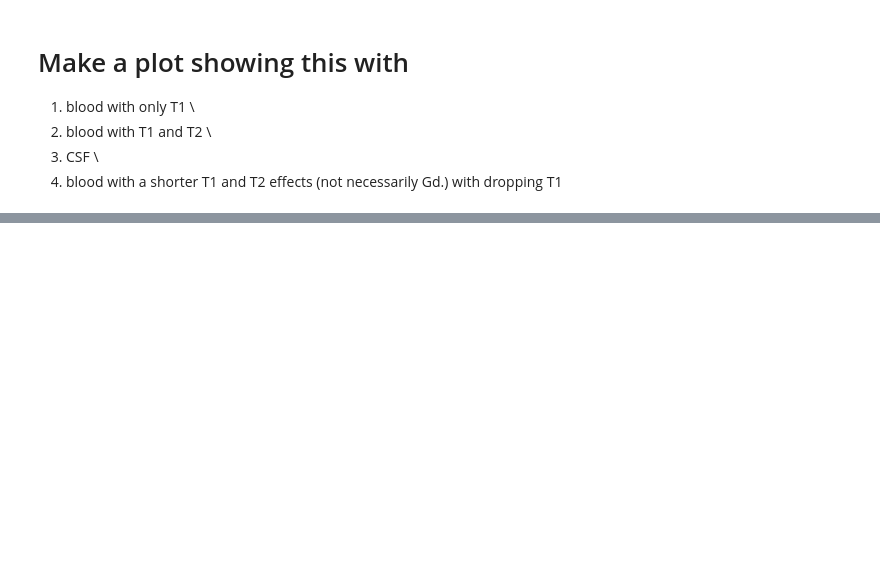
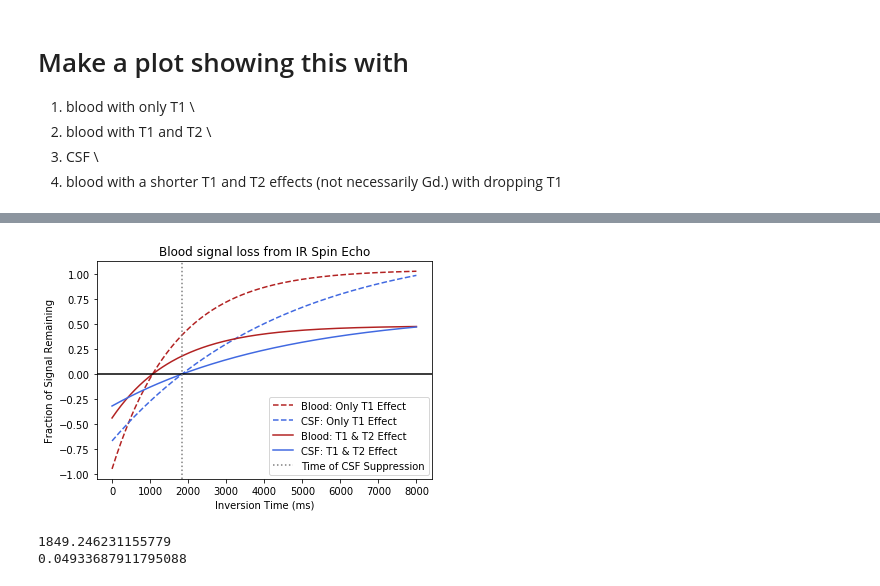
Before and after one commit to miramliu/Dissertation_Code, a Jupyter notebook: IR_Simulation_Blood.ipynb, the cells around one changed output, grey strips where cells are left out. Saved outputs shown, nothing was run; the diff lists cells and outputs as text; code cells hidden in the pictures; blank space fills up the shorter version.

```diff
--- a/IR_Simulation_Blood.ipynb
+++ b/IR_Simulation_Blood.ipynb
@@ -120,0 +121,53 @@ pl.show()
+# %%
+# For 1) blood with only T1
+t = np.linspace(0,8000,200) #for 4 seconds
+TR = 5000 #in s
+TE = 37 #in s
+
+T1 = blood[0] #in ms
+MT1_blood = T1_Only(t,T1,TR)
+pl.plot(t,MT1_blood,linestyle = '--',color = 'firebrick',label = 'Blood: Only T1 Effect')
+
+# For 1.5) CSF with only T1 effect
+T1 = CSF[0] #in ms
+MT1_blood = T1_Only(t,T1,TR)
+pl.plot(t,MT1_blood,linestyle = '--',color = 'royalblue',label = 'CSF: Only T1 Effect')
+
+# For 2) blood with T1 and T2
+T1 = blood[0] #in ms
+T2 = blood_T2[0]
+MT1T2_blood = T1_and_T2(t,T1,TR,TE, T2)
+pl.plot(t,MT1T2_blood,linestyle = '-',color = 'firebrick',label = 'Blood: T1 & T2 Effect')
+
+
+# For 3) CSF with T1 and T2
+T1 = CSF[0] #in  ms
+T2 = CSF_T2[0]
+MT1T2_csf = T1_and_T2(t,T1,TR,TE, T2)
+pl.plot(t,MT1T2_csf,linestyle = '-',color = 'royalblue',label = 'CSF: T1 & T2 Effect')
+
+# For 4) Blood with shorter T1 but same T2
+#T1 = blood_gd[0] #in ms
+#T2 = blood_T2_gd[0]
+#MT1T2_Gd = T1_and_T2(t,T1,TR,TE, T2)
+#pl.plot(t,MT1T2_Gd,linestyle = '-',color = 'orange',label = 'Shortened Blood: T1 & T2 Effect')
+
+# x axis
+pl.axhline(y = 0,color = 'black')
+
+# IR time = 1850
+pl.axvline(x = 1850,color = 'grey',linestyle = ':',label = 'Time of CSF Suppression')
+
+pl.title('Blood signal loss from IR Spin Echo')
+pl.ylabel('Fraction of Signal Remaining')
+pl.xlabel('Inversion Time (ms)')
+pl.legend(bbox_to_anchor=(.5, .4),loc='upper left')
+pl.show()
+# %% [output]
+[figure, added]
+# %%
+print(t[46])
+print(MT1T2_blood[46])
+# %% [output]
+1849.246231155779
+0.04933687911795088
```
Also changed, not shown: parts of 1 cell of this notebook.
